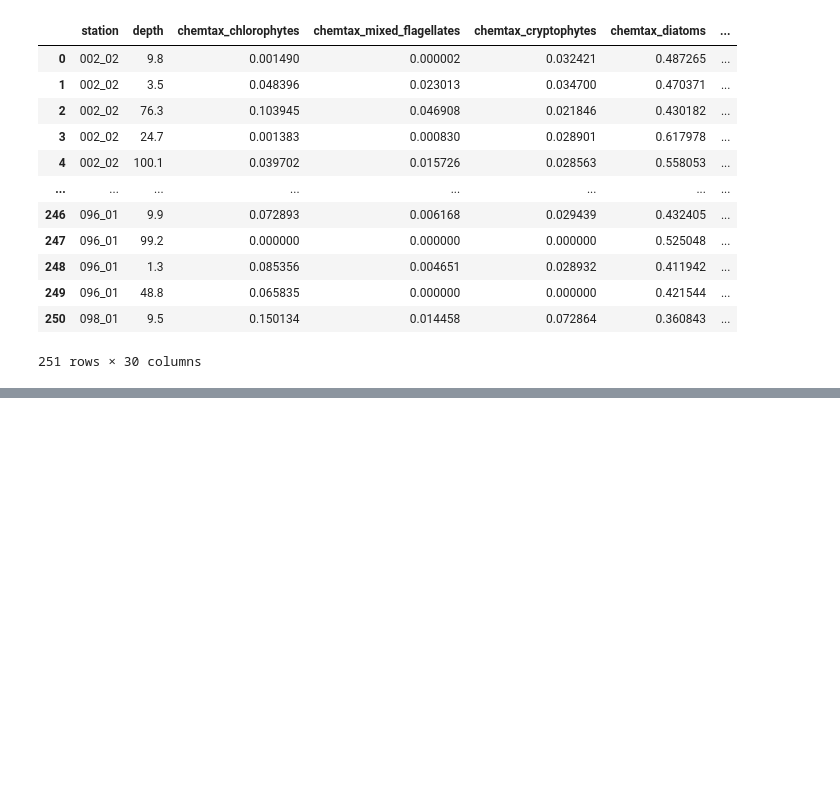
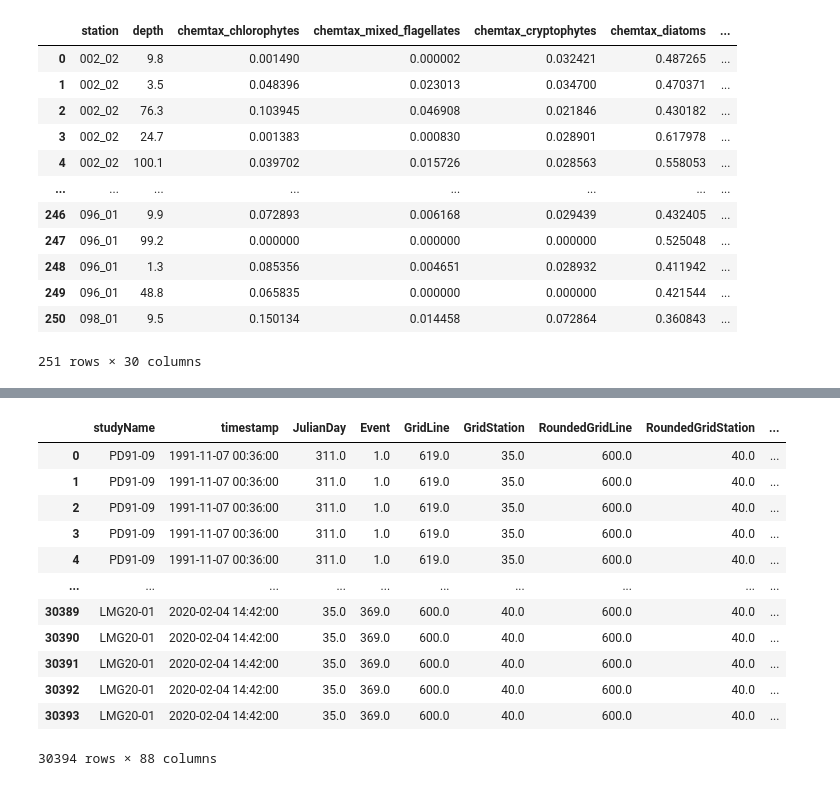
Before and after one commit to ayushnag/sophy, a Jupyter notebook: sophy/sophysandbox.ipynb, the cells around one changed output, grey strips where cells are left out. Drawn from its saved outputs; the diff is of its cells as text; code cells hidden in the pictures; blank space fills up the shorter version.

```diff
--- a/sophy/sophysandbox.ipynb
+++ b/sophy/sophysandbox.ipynb
@@ -1088,0 +1168,18 @@ sample
+# %%
+sample: DataFrame = pd.read_csv("../data/datasets/modified/lter.csv", encoding='unicode_escape')
+sample['timestamp'] = pd.to_datetime(sample['timestamp']).dropna()
+sample
+# %% [output]
+|  | studyName | timestamp | JulianDay | Event | GridLine | GridStation | RoundedGridLine | RoundedGridStation | ... |
+| 0 | PD91-09 | 1991-11-07 00:36:00 | 311.0 | 1.0 | 619.0 | 35.0 | 600.0 | 40.0 | ... |
+| 1 | PD91-09 | 1991-11-07 00:36:00 | 311.0 | 1.0 | 619.0 | 35.0 | 600.0 | 40.0 | ... |
+| 2 | PD91-09 | 1991-11-07 00:36:00 | 311.0 | 1.0 | 619.0 | 35.0 | 600.0 | 40.0 | ... |
+| 3 | PD91-09 | 1991-11-07 00:36:00 | 311.0 | 1.0 | 619.0 | 35.0 | 600.0 | 40.0 | ... |
+| 4 | PD91-09 | 1991-11-07 00:36:00 | 311.0 | 1.0 | 619.0 | 35.0 | 600.0 | 40.0 | ... |
+| ... | ... | ... | ... | ... | ... | ... | ... | ... | ... |
+| 30389 | LMG20-01 | 2020-02-04 14:42:00 | 35.0 | 369.0 | 600.0 | 40.0 | 600.0 | 40.0 | ... |
+| 30390 | LMG20-01 | 2020-02-04 14:42:00 | 35.0 | 369.0 | 600.0 | 40.0 | 600.0 | 40.0 | ... |
+| 30391 | LMG20-01 | 2020-02-04 14:42:00 | 35.0 | 369.0 | 600.0 | 40.0 | 600.0 | 40.0 | ... |
+| 30392 | LMG20-01 | 2020-02-04 14:42:00 | 35.0 | 369.0 | 600.0 | 40.0 | 600.0 | 40.0 | ... |
+| 30393 | LMG20-01 | 2020-02-04 14:42:00 | 35.0 | 369.0 | 600.0 | 40.0 | 600.0 | 40.0 | ... |
+30394 rows × 88 columns
```
Also changed, not shown: parts of 2 cells of this notebook, 7 other files.
